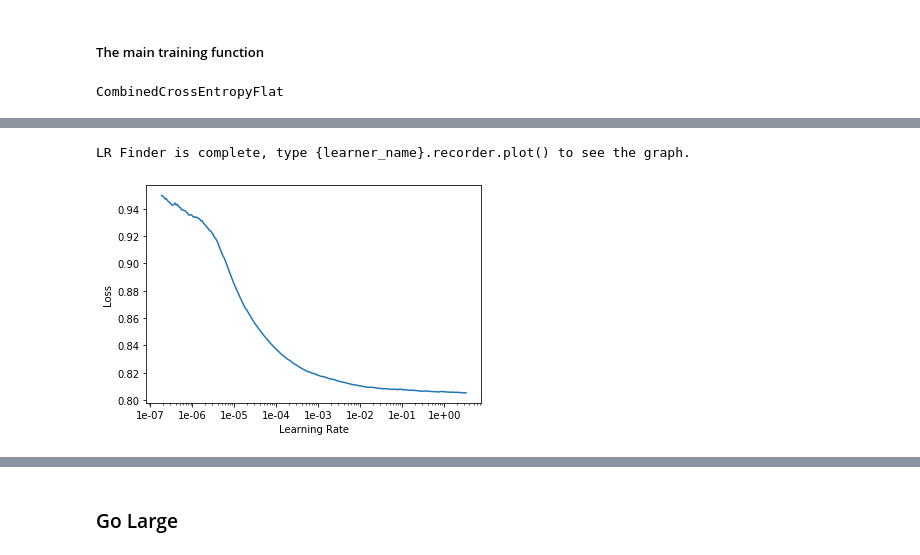
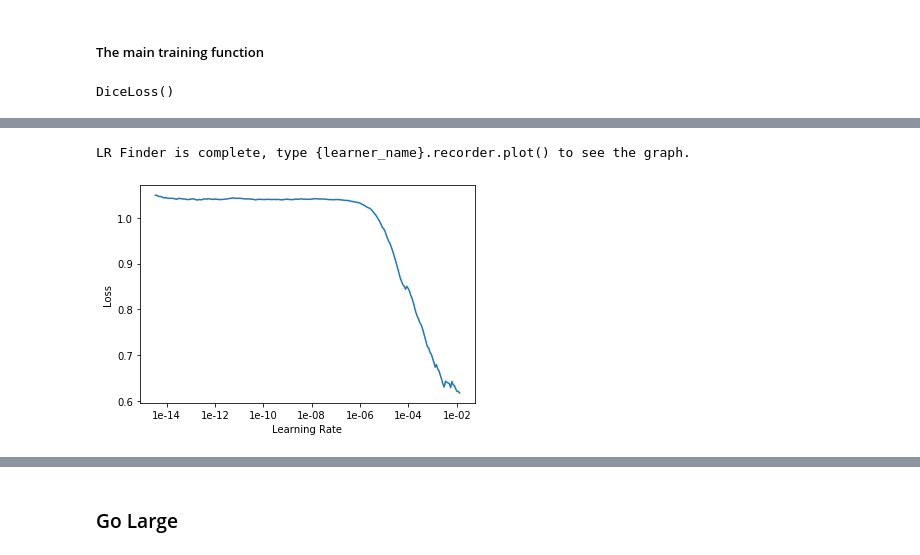
Before and after one commit to gilfernandes/fastai-exercises, a Jupyter notebook: nbs_gil/Severstal Losses.ipynb, the cells around one changed output, grey strips where cells are left out. Drawn from its saved outputs; the diff is of its cells as text; code cells hidden in the pictures.

```diff
--- a/nbs_gil/Severstal Losses.ipynb
+++ b/nbs_gil/Severstal Losses.ipynb
@@ -170,6 +170,19 @@ def get_extra_transforms(max_rotate:float=3., max_zoom:float=1.1,
     res.extend([contrast(scale=(1-mp[0], 1/(1-mp[0])), p=mp[1]) for mp in zip(max_lightings, p_lightings)])
     #       train                   , valid
     return (res, [crop_pad()])
+
+def get_simple_transforms(max_rotate:float=3., max_zoom:float=1.1,
+                   max_lighting:float=0.2, max_warp:float=0.2, p_affine:float=0.75,
+                   p_lighting:float=0.75, xtra_tfms:Optional[Collection[Transform]]=None)->Collection[Transform]:
+    "Utility func to easily create a list of flip, rotate, `zoom`, warp, lighting transforms."
+    res = [
+        rand_crop(),
+        symmetric_warp(magnitude=(-max_warp,max_warp), p=p_affine),
+        rotate(degrees=(-max_rotate,max_rotate), p=p_affine),
+        rand_zoom(scale=(1., max_zoom), p=p_affine)
+          ]
+    #       train                   , valid
+    return (res, [crop_pad()])
 # %% [markdown]
 ### Prepare data bunch
 # %%
@@ -186,7 +199,7 @@ src = (SegmentationItemList.from_folder(path/'train_images')
 bs = 4
 size = src_size//4
 # %%
-data = (src.transform(get_extra_transforms(), size=size, tfm_y=True)
+data = (src.transform(get_simple_transforms(), size=size, tfm_y=True)
         .add_test(ImageList.from_folder(path/'test_images'), tfms=None, tfm_y=False)
         .databunch(bs=bs)
         .normalize(imagenet_stats))
@@ -357,20 +605,24 @@ metrics=accuracy_simple, acc_camvid_with_zero_check, dice_coefficient, dice_coef
 wd=1e-2
 # %%
 learn = unet_learner(data, models.resnet34, metrics=metrics, wd=wd, bottle=True)
-# learn.loss_func = CrossEntropyFlat(axis=1, weight=torch.tensor([2.0, .5, .5, .5, .5]).cuda())
-learn.loss_func = CombinedCrossEntropyFlat()
+# learn.loss_func = CrossEntropyFlat(axis=1, weight=torch.tensor([0.5, .5, .5, .5, .5]).cuda())
+learn.loss_func = DiceLoss(zero_cat_factor=0.5)
+# learn.loss_func = DiceLoss2()
+# learn.loss_func = CombinedCrossEntropyFlat()
+# learn.loss_func = WeightedCrossEntropyLoss(weight=torch.tensor([5.0, 1.0, 1.0, 1.0, 1.0]).cuda())
+# learn.loss_func = LovaszSoftmax()
 learn.loss_func
 # %% [output]
-CombinedCrossEntropyFlat
+DiceLoss()
 # %%
 learn.model_dir = Path('/kaggle/model')
 # %%
 # learn = to_fp16(learn, loss_scale=4.0)
 # %%
-lr_find(learn, num_it=300)
+lr_find(learn, num_it=300, start_lr=1e-15)
 learn.recorder.plot()
 # %% [output]
 [interactive output not drawn]
 LR Finder is complete, type {learner_name}.recorder.plot() to see the graph.
-[figure, old version]
+[figure, new version]
 # %%
```
Also changed, not shown: parts of 14 cells of this notebook.
